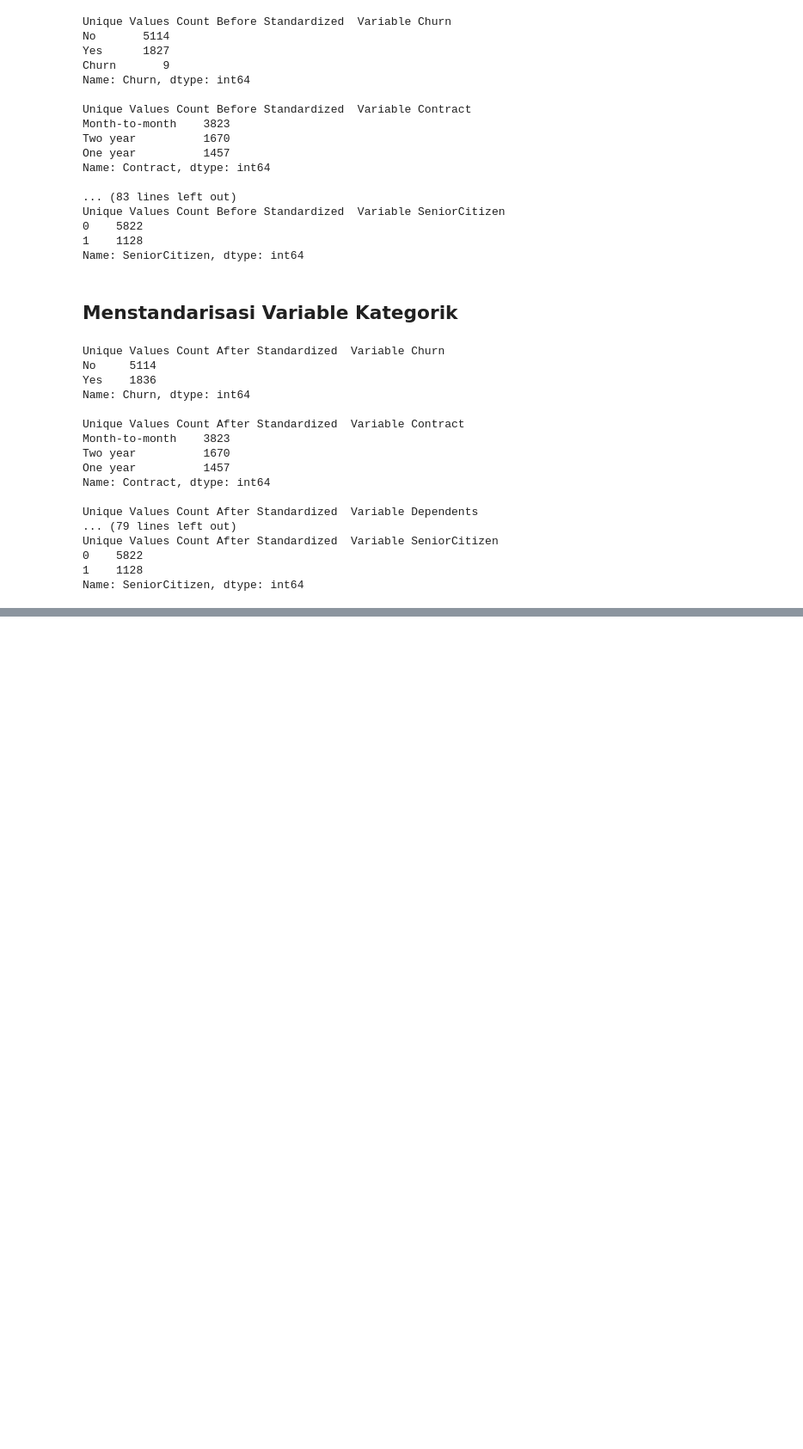
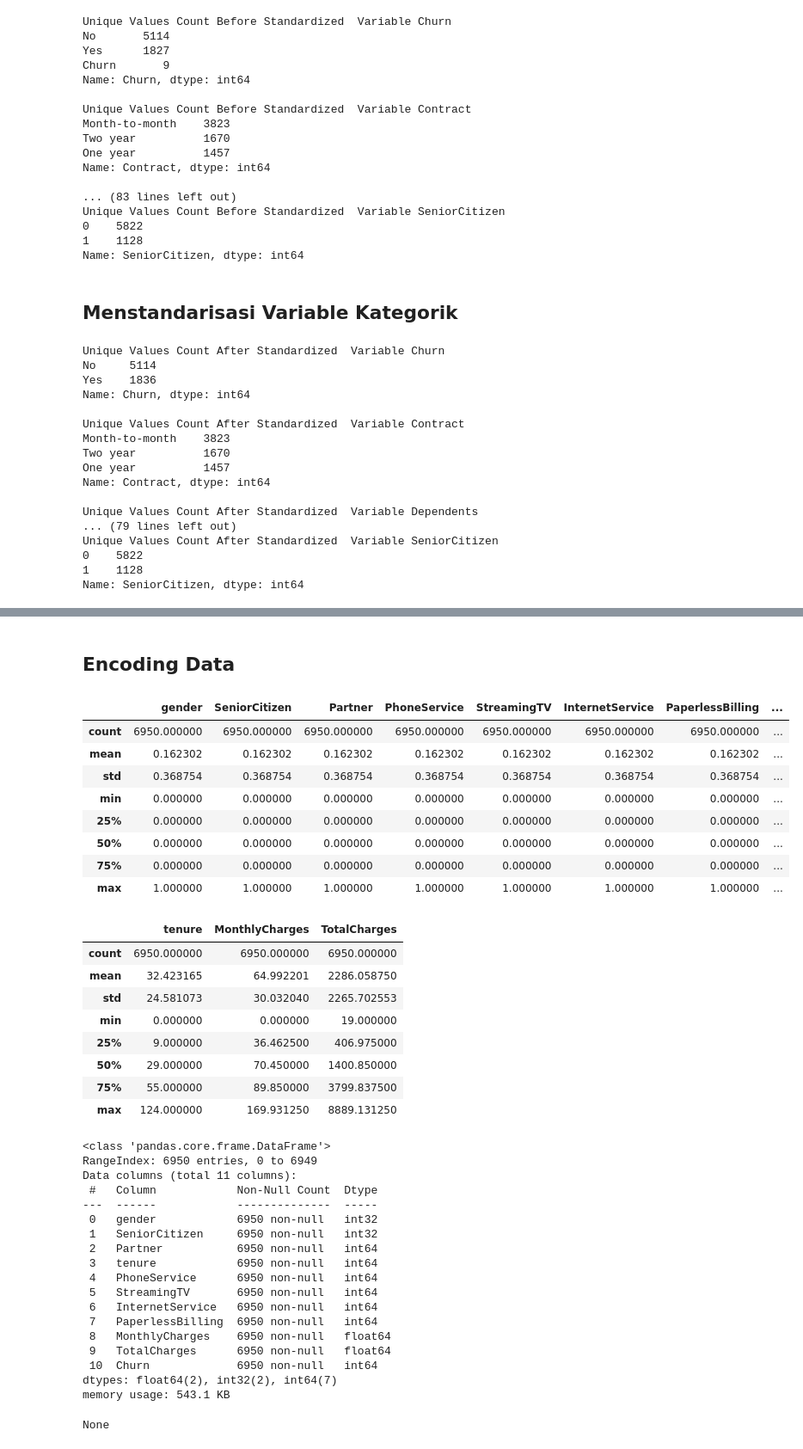
Before and after one commit to UsepSyaikalArifin/Application-File-PT-Bukit-Makmur-Mandiri-Utama-BUMA-, a Jupyter notebook: Kelas Penerapan di Industri/Customer Churn Prediction using Machine Learning/Jupyter Notebook/main.ipynb, the cells around one changed output, grey strips where cells are left out. Shown at 86% size. Cells and saved outputs as stored; diff of their text form; code cells hidden in the pictures; blank space fills up the shorter version.

```diff
--- a/Kelas Penerapan di Industri/Customer Churn Prediction using Machine Learning/Jupyter Notebook/main.ipynb
+++ b/Kelas Penerapan di Industri/Customer Churn Prediction using Machine Learning/Jupyter Notebook/main.ipynb
@@ -398,0 +510,57 @@ Name: SeniorCitizen, dtype: int64
+# %% [markdown]
+## Encoding Data
+# %%
+df_load = pd.read_csv("https://storage.googleapis.com/dqlab-dataset/dqlab_telco_final.csv")
+cleaned_df = df_load.drop(["customerID", "UpdatedAt"], axis=1)
+
+kolom_object = []
+kolom_numerik = []
+for kolom in cleaned_df.columns:
+    if cleaned_df[kolom].dtypes == "int64" or  cleaned_df[kolom].dtypes == "float64":
+        kolom_numerik.append(kolom)
+        continue
+    LE = LabelEncoder()
+    cleaned_df[kolom] = LE.fit_transform(cleaned_df[kol])
+    kolom_object.append(kolom)
+
+display(cleaned_df[kolom_object].describe())
+display(cleaned_df[kolom_numerik].describe())
+display(cleaned_df.info())
+# %% [output]
+|  | gender | SeniorCitizen | Partner | PhoneService | StreamingTV | InternetService | PaperlessBilling | ... |
+| count | 6950.000000 | 6950.000000 | 6950.000000 | 6950.000000 | 6950.000000 | 6950.000000 | 6950.000000 | ... |
+| mean | 0.162302 | 0.162302 | 0.162302 | 0.162302 | 0.162302 | 0.162302 | 0.162302 | ... |
+| std | 0.368754 | 0.368754 | 0.368754 | 0.368754 | 0.368754 | 0.368754 | 0.368754 | ... |
+| min | 0.000000 | 0.000000 | 0.000000 | 0.000000 | 0.000000 | 0.000000 | 0.000000 | ... |
+| 25% | 0.000000 | 0.000000 | 0.000000 | 0.000000 | 0.000000 | 0.000000 | 0.000000 | ... |
+| 50% | 0.000000 | 0.000000 | 0.000000 | 0.000000 | 0.000000 | 0.000000 | 0.000000 | ... |
+| 75% | 0.000000 | 0.000000 | 0.000000 | 0.000000 | 0.000000 | 0.000000 | 0.000000 | ... |
+| max | 1.000000 | 1.000000 | 1.000000 | 1.000000 | 1.000000 | 1.000000 | 1.000000 | ... |
+|  | tenure | MonthlyCharges | TotalCharges |
+| count | 6950.000000 | 6950.000000 | 6950.000000 |
+| mean | 32.423165 | 64.992201 | 2286.058750 |
+| std | 24.581073 | 30.032040 | 2265.702553 |
+| min | 0.000000 | 0.000000 | 19.000000 |
+| 25% | 9.000000 | 36.462500 | 406.975000 |
+| 50% | 29.000000 | 70.450000 | 1400.850000 |
+| 75% | 55.000000 | 89.850000 | 3799.837500 |
+| max | 124.000000 | 169.931250 | 8889.131250 |
+<class 'pandas.core.frame.DataFrame'>
+RangeIndex: 6950 entries, 0 to 6949
+Data columns (total 11 columns):
+ #   Column            Non-Null Count  Dtype
+---  ------            --------------  -----
+ 0   gender            6950 non-null   int32
+ 1   SeniorCitizen     6950 non-null   int32
+ 2   Partner           6950 non-null   int64
+ 3   tenure            6950 non-null   int64
+ 4   PhoneService      6950 non-null   int64
+ 5   StreamingTV       6950 non-null   int64
+ 6   InternetService   6950 non-null   int64
+ 7   PaperlessBilling  6950 non-null   int64
+ 8   MonthlyCharges    6950 non-null   float64
+ 9   TotalCharges      6950 non-null   float64
+ 10  Churn             6950 non-null   int64
+dtypes: float64(2), int32(2), int64(7)
+memory usage: 543.1 KB
+None
```
Also changed, not shown: parts of 20 cells of this notebook.
